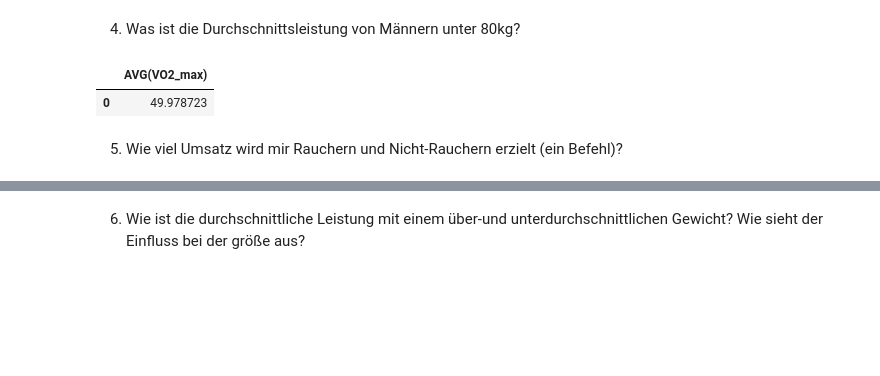
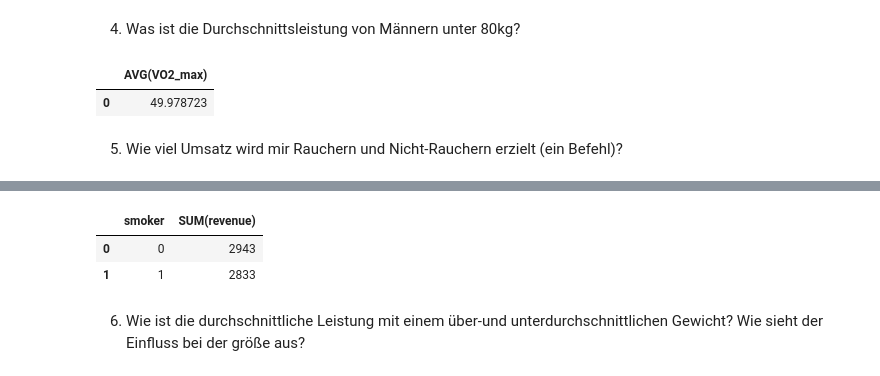
Before and after one commit to lillinml/MCI-MSE_Aufgaben, a Jupyter notebook: PÜ4/SQL-Übung.ipynb, the cells around one changed output, grey strips where cells are left out. Saved outputs shown, nothing was run; the diff lists cells and outputs as text; code cells hidden in the pictures; blank space fills up the shorter version.

```diff
--- a/PÜ4/SQL-Übung.ipynb
+++ b/PÜ4/SQL-Übung.ipynb
@@ -382,2 +366,8 @@ ps.sqldf("""SELECT AVG(VO2_max) FROM performance_data WHERE gender = "Male" AND
+# %%
+ps.sqldf("""Select smoker, SUM(revenue) FROM performance_data GROUP by smoker """)
+# %% [output]
+|  | smoker | SUM(revenue) |
+| 0 | 0 | 2943 |
+| 1 | 1 | 2833 |
 # %% [markdown]
 6. Wie ist die durchschnittliche Leistung mit einem über-und unterdurchschnittlichen Gewicht? Wie sieht der Einfluss bei der größe aus?
```
Also changed, not shown: parts of 10 cells of this notebook.
